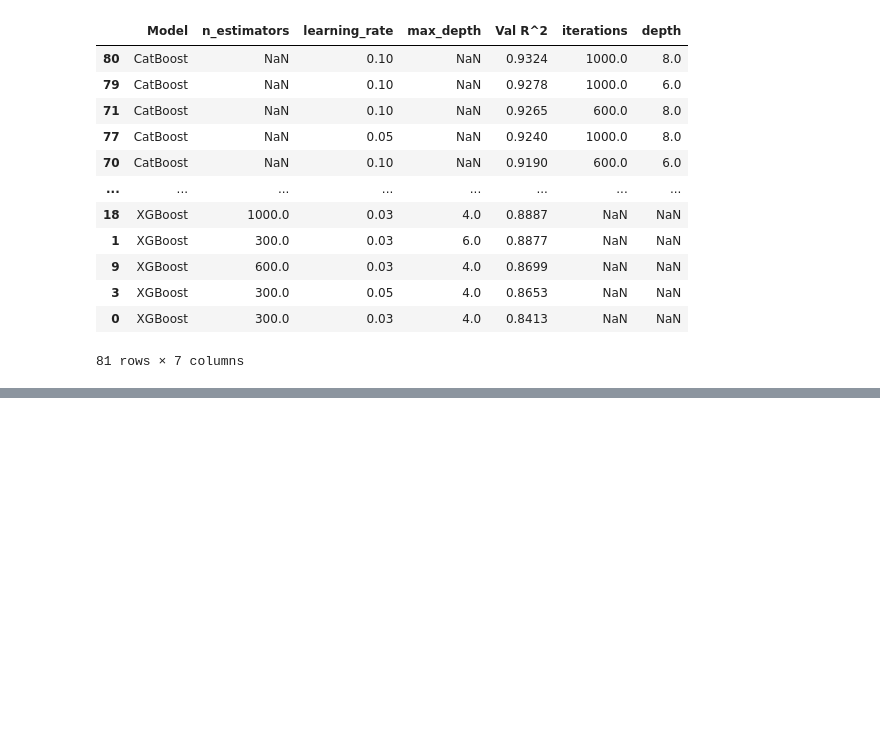
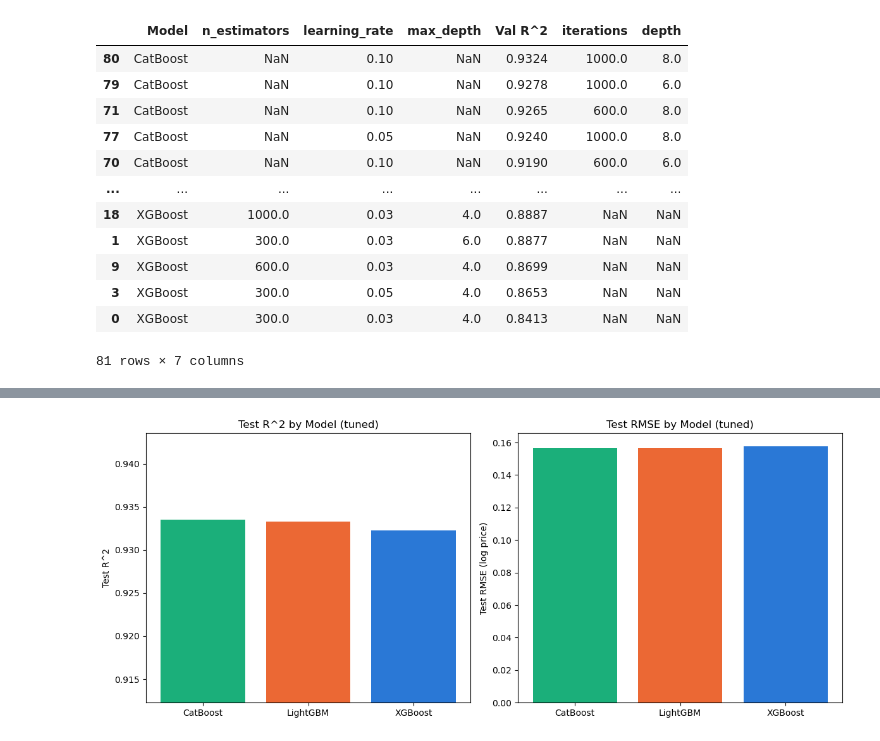
Before and after one commit to matthewviray/idx-exchange-project, a Jupyter notebook: notebooks/05_advanced_models.ipynb, the cells around one changed output, grey strips where cells are left out. Cells and saved outputs as stored; diff of their text form; code cells hidden in the pictures; blank space fills up the shorter version.

```diff
--- a/notebooks/05_advanced_models.ipynb
+++ b/notebooks/05_advanced_models.ipynb
@@ -307,0 +344,26 @@ tuned_table.sort_values('Test R^2', ascending=False)
+# %%
+# Plot comparing tuned models — Test R^2 and Test RMSE side by side
+plot_df = tuned_table.copy()
+plot_df['Test R^2'] = plot_df['Test R^2'].astype(float)
+plot_df['Test RMSE (log price)'] = plot_df['Test RMSE (log price)'].astype(float)
+plot_df = plot_df.sort_values('Test R^2', ascending=False)
+
+# Fixed color per model (identity, not rank) — validated categorical palette
+model_colors = {'XGBoost': '#2a78d6', 'LightGBM': '#eb6834', 'CatBoost': '#1baf7a'}
+bar_colors = [model_colors[m] for m in plot_df.index]
+
+fig, axes = plt.subplots(1, 2, figsize=(12, 5))
+
+axes[0].bar(plot_df.index, plot_df['Test R^2'], color=bar_colors)
+axes[0].set_title('Test R^2 by Model (tuned)')
+axes[0].set_ylabel('Test R^2')
+axes[0].set_ylim(plot_df['Test R^2'].min() - 0.02, plot_df['Test R^2'].max() + 0.01)
+
+axes[1].bar(plot_df.index, plot_df['Test RMSE (log price)'], color=bar_colors)
+axes[1].set_title('Test RMSE by Model (tuned)')
+axes[1].set_ylabel('Test RMSE (log price)')
+
+plt.tight_layout()
+plt.show()
+# %% [output]
+[figure, added]
```
Also changed, not shown: parts of 2 cells of this notebook, 3 other files.
